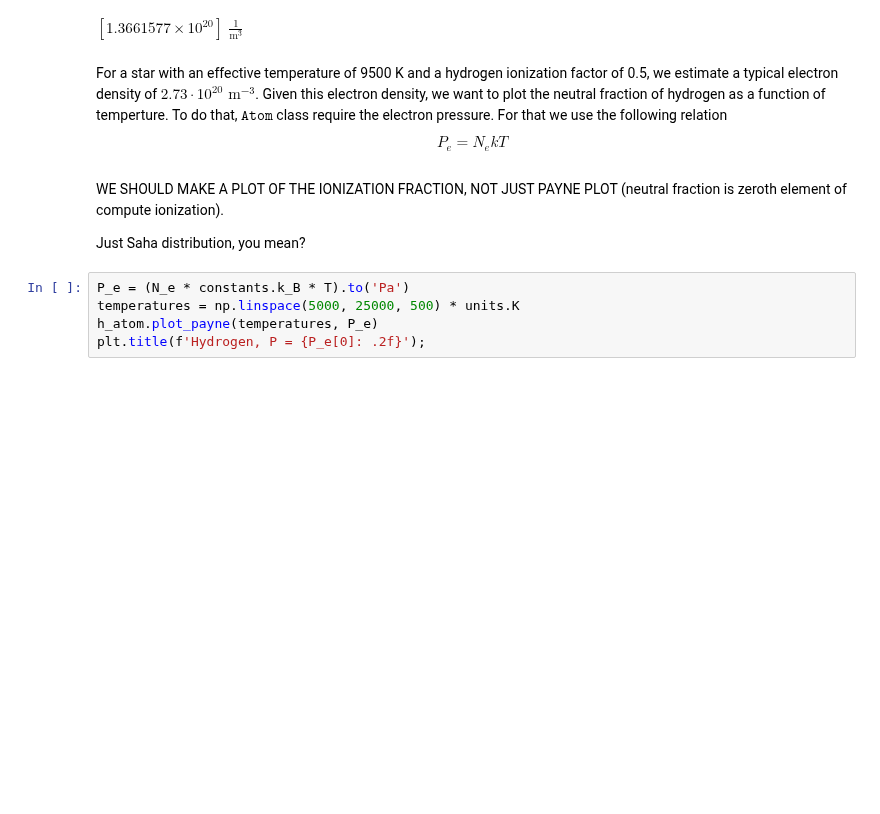
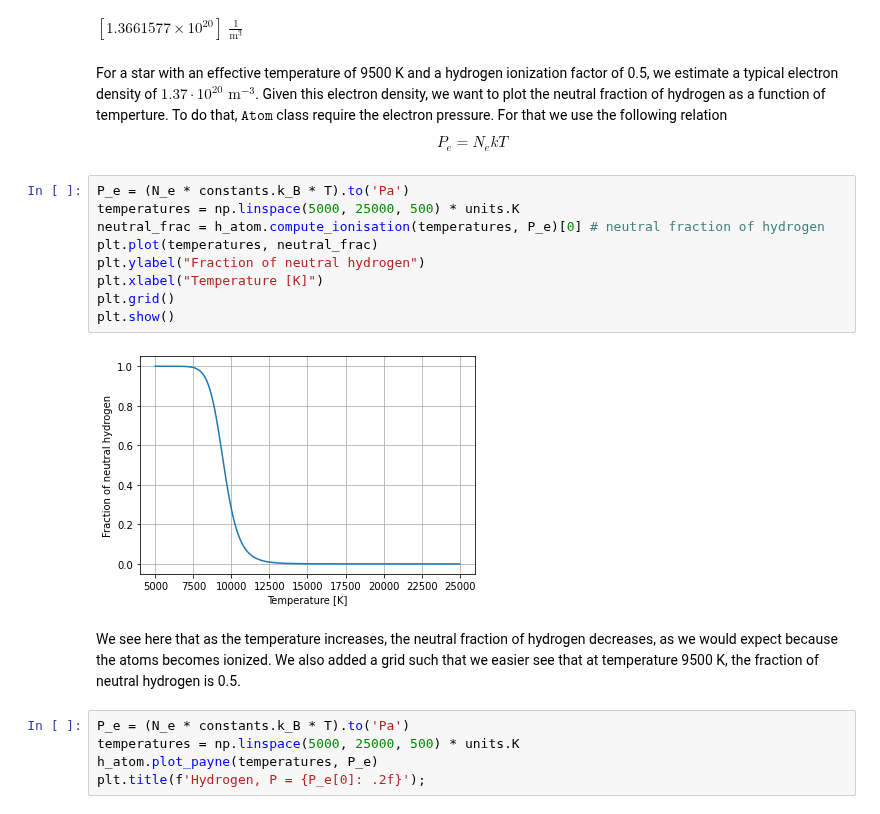
Before and after one commit to Rachelstiansen/AST4310, a Jupyter notebook: project work/project1/project1_student.ipynb, the cells around one changed output. Drawn from its saved outputs; the diff is of its cells as text; blank space fills up the shorter version.

Commit message:
plotted neutral fraction of hydrogen

```diff
--- a/project work/project1/project1_student.ipynb
+++ b/project work/project1/project1_student.ipynb
@@ -247,15 +238,24 @@ N_e
 # %% [output]
 $[1.3661577 \times 10^{20}] \; \mathrm{\frac{1}{m^{3}}}$
 # %% [markdown]
-For a star with an effective temperature of 9500 K and a hydrogen ionization factor of 0.5, we estimate a typical electron density of $2.73\cdot 10^{20} \text{ m}^{-3}$.
+For a star with an effective temperature of 9500 K and a hydrogen ionization factor of 0.5, we estimate a typical electron density of $1.37\cdot 10^{20} \text{ m}^{-3}$.
 Given this electron density, we want to plot the neutral fraction of hydrogen as a function of temperture. To do that, $\texttt{Atom}$ class require the electron pressure. For that we use the following relation
 $$
 P_e = N_e k T
 $$
+# %%
+P_e = (N_e * constants.k_B * T).to('Pa')
+temperatures = np.linspace(5000, 25000, 500) * units.K
+neutral_frac = h_atom.compute_ionisation(temperatures, P_e)[0] # neutral fraction of hydrogen
+plt.plot(temperatures, neutral_frac)
+plt.ylabel("Fraction of neutral hydrogen")
+plt.xlabel("Temperature [K]")
+plt.grid()
+plt.show()
+# %% [output]
+[figure, added]
 # %% [markdown]
-WE SHOULD MAKE A PLOT OF THE IONIZATION FRACTION, NOT JUST PAYNE PLOT (neutral fraction is zeroth element of compute ionization).
-
-Just Saha distribution, you mean?
+We see here that as the temperature increases, the neutral fraction of hydrogen decreases, as we would expect because the atoms becomes ionized. We also added a grid such that we easier see that at temperature 9500 K, the fraction of neutral hydrogen is 0.5.
 # %%
 P_e = (N_e * constants.k_B * T).to('Pa')
 temperatures = np.linspace(5000, 25000, 500) * units.K
```
Also changed, not shown: parts of 4 cells of this notebook.
